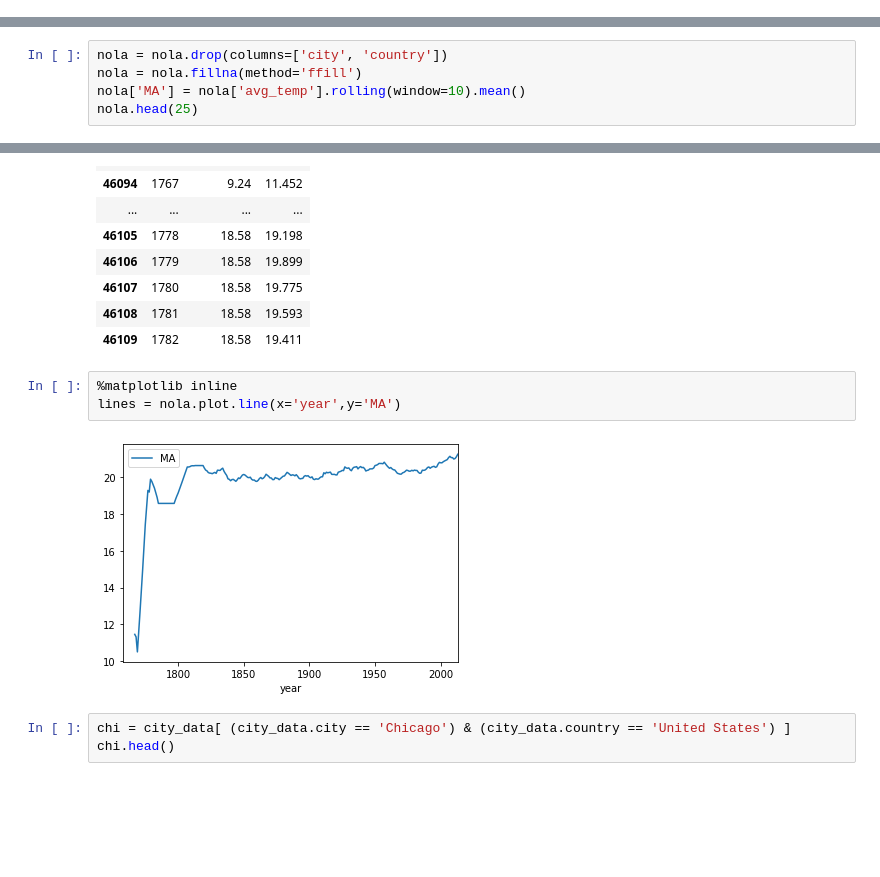
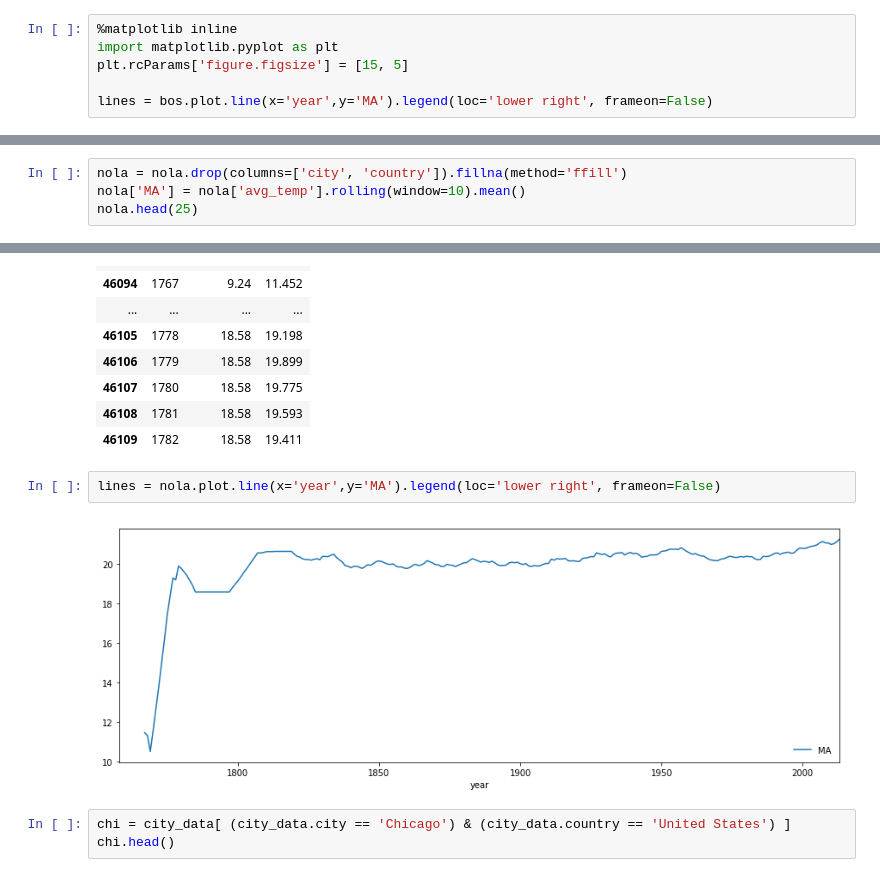
Before and after one commit to stevemn/udacity-da-weather, a Jupyter notebook: weather_trends.ipynb, the cells around one changed output, grey strips where cells are left out. Saved outputs shown, nothing was run; the diff lists cells and outputs as text; blank space fills up the shorter version.

Commit message:
Plot looking good

```diff
--- a/weather_trends.ipynb
+++ b/weather_trends.ipynb
@@ -122,0 +156,6 @@ city_list.groupby(['country']).size().reset_index(name='count').sort_values(['co
+# %%
+%matplotlib inline
+import matplotlib.pyplot as plt
+plt.rcParams['figure.figsize'] = [15, 5]
+
+lines = bos.plot.line(x='year',y='MA').legend(loc='lower right', frameon=False)
@@ -132,8 +173,7 @@ nola.head()
 | 46088 | 1761 | New Orleans | United States | NaN |
 | 46089 | 1762 | New Orleans | United States | NaN |
 # %%
-nola = nola.drop(columns=['city', 'country'])
-nola = nola.fillna(method='ffill')
+nola = nola.drop(columns=['city', 'country']).fillna(method='ffill')
 nola['MA'] = nola['avg_temp'].rolling(window=10).mean()
 nola.head(25)
 # %% [output]
@@ -155,10 +195,9 @@ nola.head(25)
 | 46108 | 1781 | 18.58 | 19.593 |
 | 46109 | 1782 | 18.58 | 19.411 |
 # %%
-%matplotlib inline
-lines = nola.plot.line(x='year',y='MA')
+lines = nola.plot.line(x='year',y='MA').legend(loc='lower right', frameon=False)
 # %% [output]
-[figure, old version]
+[figure, new version]
 # %%
 chi = city_data[ (city_data.city == 'Chicago') & (city_data.country == 'United States') ]
 chi.head()
```
Also changed, not shown: parts of 13 cells of this notebook.
